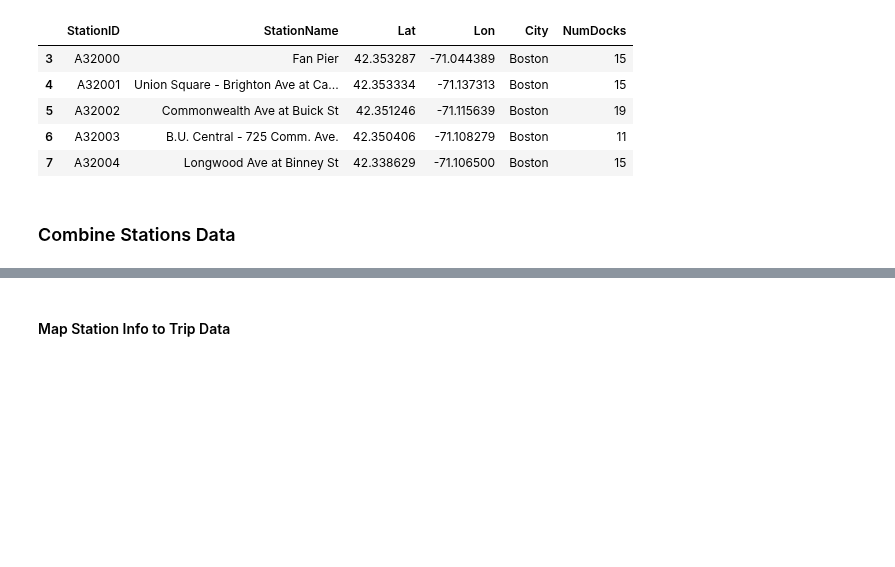
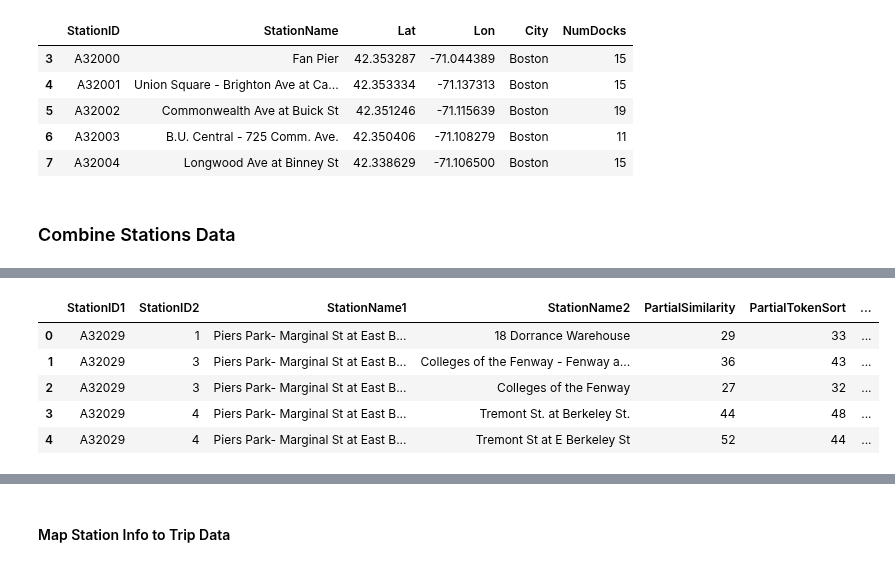
Before and after one commit to cneiderer/Class_Projects, a Jupyter notebook: Project5/StationMapping.ipynb, the cells around one changed output, grey strips where cells are left out. Saved outputs shown, nothing was run; the diff lists cells and outputs as text; code cells hidden in the pictures; blank space fills up the shorter version.

```diff
--- a/Project5/StationMapping.ipynb
+++ b/Project5/StationMapping.ipynb
@@ -253,6 +281,13 @@ for key1, val1 in stations.items():
 # %%
 # Convert similarity calculations to df
 mapping_df = pd.DataFrame(similarity, columns=['StationID1', 'StationID2',
                                                'StationName1', 'StationName2',
                                                'PartialSimilarity', 'PartialTokenSort', 'PartialTokenSet'])
-mapping_df
+mapping_df.head()
+# %% [output]
+|  | StationID1 | StationID2 | StationName1 | StationName2 | PartialSimilarity | PartialTokenSort | ... |
+| 0 | A32029 | 1 | Piers Park- Marginal St at East B... | 18 Dorrance Warehouse | 29 | 33 | ... |
+| 1 | A32029 | 3 | Piers Park- Marginal St at East B... | Colleges of the Fenway - Fenway a... | 36 | 43 | ... |
+| 2 | A32029 | 3 | Piers Park- Marginal St at East B... | Colleges of the Fenway | 27 | 32 | ... |
+| 3 | A32029 | 4 | Piers Park- Marginal St at East B... | Tremont St. at Berkeley St. | 44 | 48 | ... |
+| 4 | A32029 | 4 | Piers Park- Marginal St at East B... | Tremont St at E Berkeley St | 52 | 44 | ... |
```
Also changed, not shown: parts of 40 cells of this notebook.
